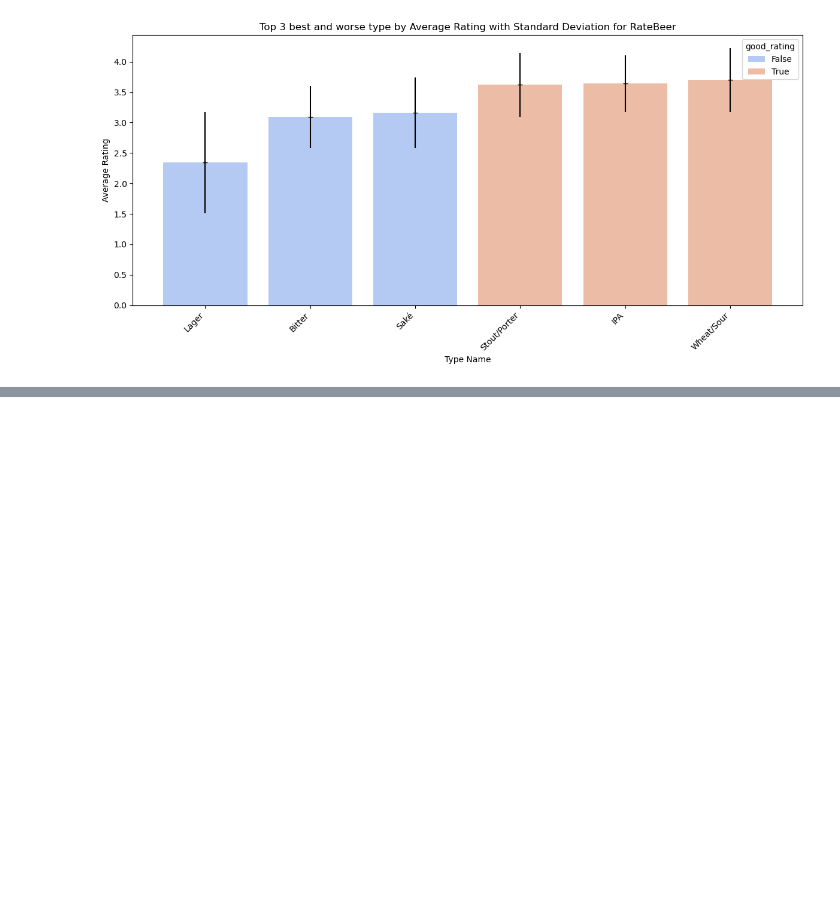
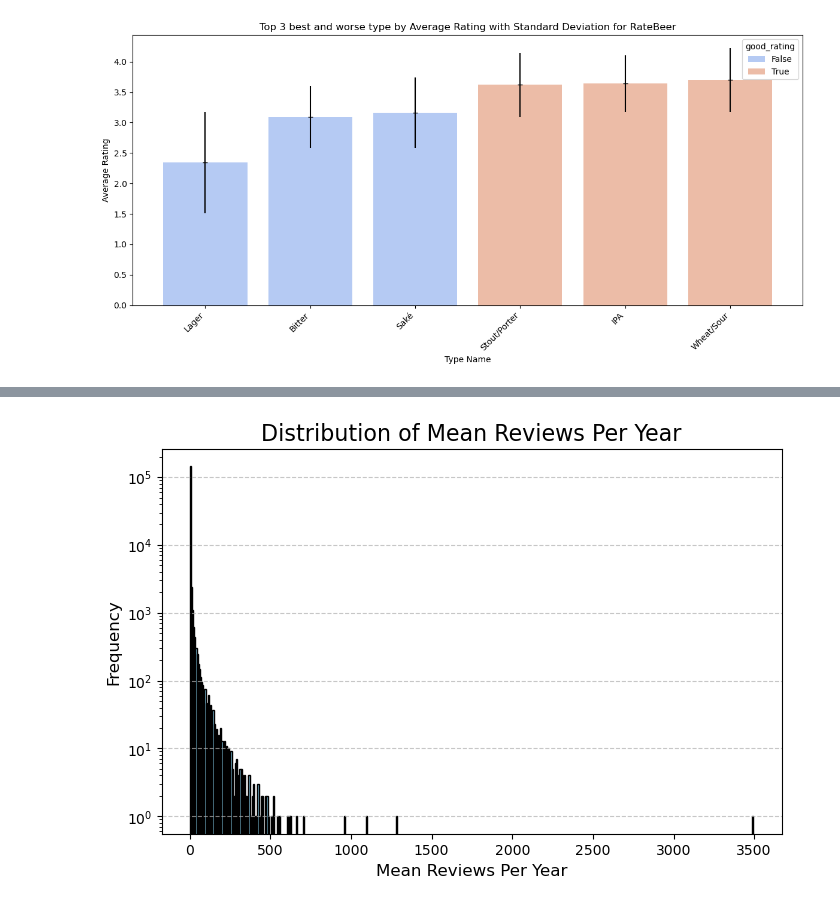
Before and after one commit to epfl-ada/ada-2024-project-bada55, a Jupyter notebook: results.ipynb, the cells around one changed output, grey strips where cells are left out. Drawn from its saved outputs; the diff is of its cells as text; code cells hidden in the pictures; blank space fills up the shorter version.

```diff
--- a/results.ipynb
+++ b/results.ipynb
@@ -541,0 +660,15 @@ plt.show()
+# %%
+# define features : mean_reviews_per_year
+
+
+nan_in_column = ba_users['nbr_reviews'].isna().sum()
+print(f"NaN values in 'nbr_reviews': {nan_in_column}")
+nan_in_column = ba_users['year_joined'].isna().sum()
+print(f"NaN values in 'joined': {nan_in_column}")
+ba_users_joined = ba_users.dropna(subset=['joined'])
+
+ba_users_joined['year_joined'] = ba_users_joined['joined'].str[-4:].astype(int)
+max_year = ba_users_joined['year_joined'].max()
+print(f"Last year for data: {max_year}")
+ba_users_joined['mean_reviews_per_year'] = ba_users_joined['nbr_reviews']/(max_year+1-ba_users_joined['year_joined'])
+display(ba_users_joined)
@@ -541,0 +702,10 @@ plt.show()
+# %%
+plt.figure(figsize=(8, 5))
+plt.hist(ba_users_joined['mean_reviews_per_year'].dropna(), log=True, bins=500, color='skyblue', edgecolor='black')
+plt.title('Distribution of Mean Reviews Per Year', fontsize=16)
+plt.xlabel('Mean Reviews Per Year', fontsize=12)
+plt.ylabel('Frequency', fontsize=12)
+plt.grid(axis='y', linestyle='--', alpha=0.7)
+plt.show()
+# %% [output]
+[figure, added]
```
Also changed, not shown: parts of 20 cells of this notebook, 3 other files.
